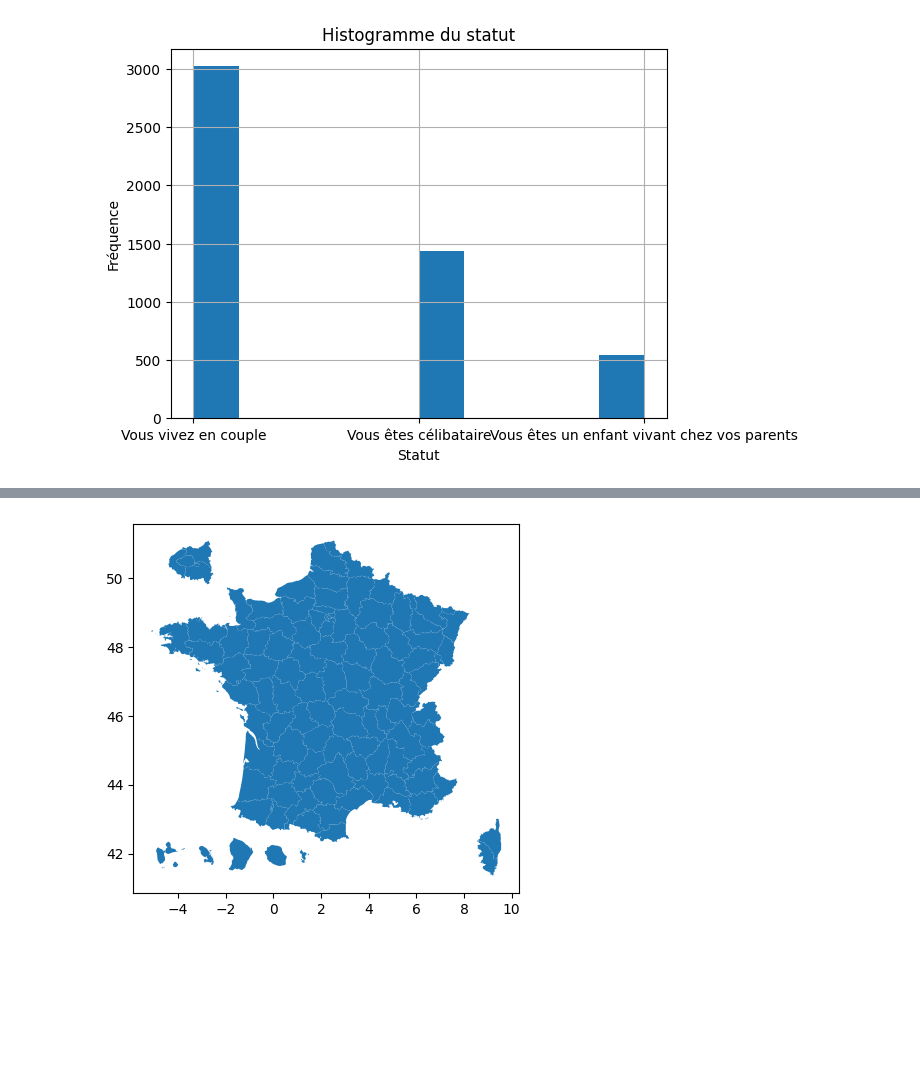
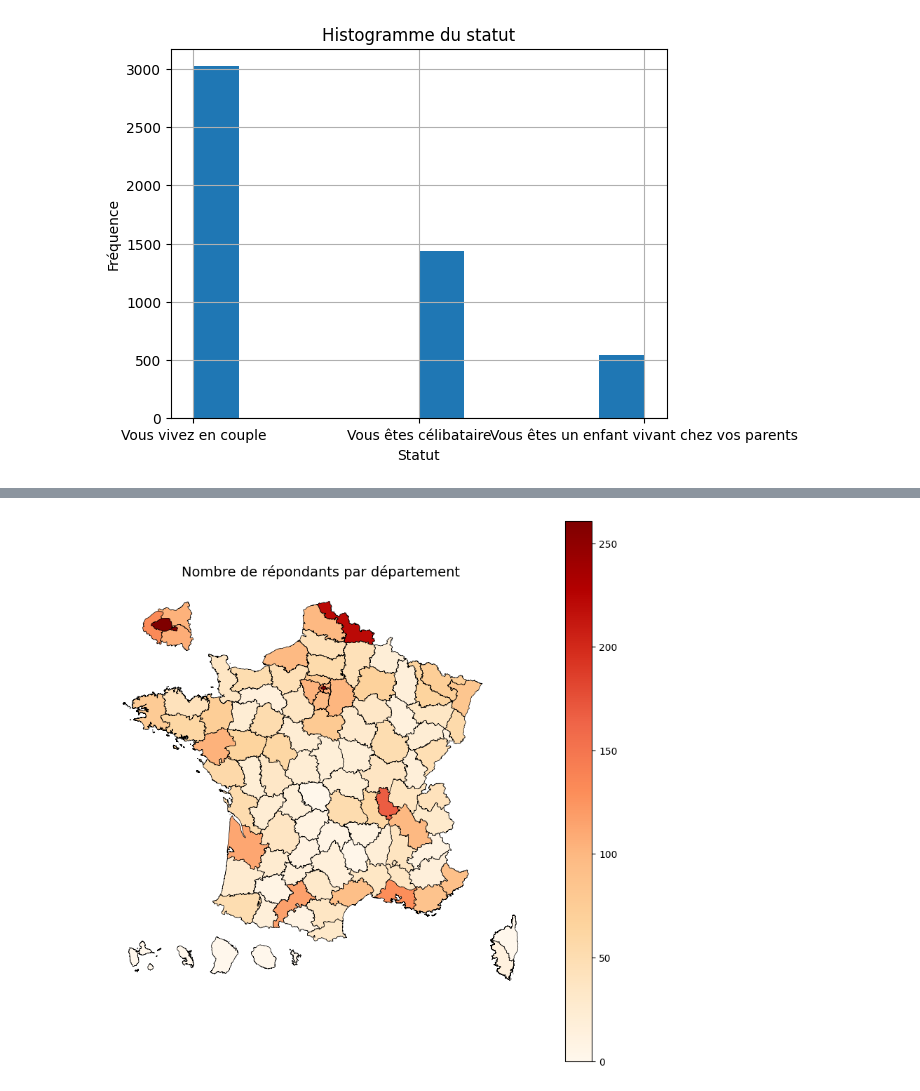
Before and after one commit to Roulinee/Projet_Python_pour_DS, a Jupyter notebook: scripts/notebook.ipynb, the cells around one changed output, grey strips where cells are left out. Saved outputs shown, nothing was run; the diff lists cells and outputs as text; code cells hidden in the pictures; blank space fills up the shorter version.

Commit message:
HEATMAP

```diff
--- a/scripts/notebook.ipynb
+++ b/scripts/notebook.ipynb
@@ -190,36 +188,70 @@ departements = carti_download(
     year=2022,
 )
 
-departements.plot()
-
 df["departement"].unique()[:20]
 
-departements = [
-    "AIN","AISNE","ALLIER","ALPESDEHAUTESPROVENCE","HAUTESALPES",
-    "ALPESMARITIMES","ARDECHE","ARDENNES","ARIEGE","AUBE","AUDE",
-    "AVEYRON","BOUCHESDURHONE","CALVADOS","CANTAL","CHARENTE",
-    "CHARENTEMARITIME","CHER","CORREZE","CORSES","COTEOR",
-    "COTEDARMOR","CREUSE","DORDOGNE","DOUBS","DROME","EURE",
-    "EUREETLOIRE","FINISTERE","GARD","HAUTEGARONNE","GERS",
-    "GIRONDE","HERAULT","ILLEETVILAINE","INDRE","INDREETLOIRE",
-    "ISERE","JURA","LANDES","LOIRTCHER","LOIRE","HAUTELOIRE",
-    "LOIREATLANTIQUE","LOIRET","LOT","LOTETGARONNE","LOZERE",
-    "MAINEETLOIRE","MANCHE","MARNE","HAUTEMARNE","MAYENNE",
-    "MEURTHEETMOSELLE","MEUSE","MORBIHAN","MOSELLE","NIEVRE",
-    "NORD","OISE","ORNE","PASDECALAIS","PUYDEDOME",
-    "PYRENNEESATLANTIQUES","HAUTESPYRENNEES","PYRENNEESORIENTALES",
-    "BASRHIN","HAUTRHIN","RHONE","HAUTESAONE","SAONEETLOIRE",
-    "SARTHE","SAVOIE","HAUTESAVOIE","PARIS","SEINEMARITIME",
-    "SEINEETMARNE","YVELINES","DEUXSEVRES","SOMME","TARN",
-    "TARNETGARONNE","VAR","VAUCLUSE","VENDEE","VIENNE",
-    "HAUTEVIENNE","VOSGES","YONNE","BELFORT","ESSONNE",
-    "HAUTSDESEINE","SEINESAINTDENIS","VALDEMARNE","VALDOISE"
-]
-
-departement_num = {
-    dep: i+1
-    for i, dep in enumerate(sorted(departements))
+departements_dict = {
+    "AIN": "01", "AISNE": "02", "ALLIER": "03", "ALPESDEHAUTESPROVENCE": "04",
+    "HAUTESALPES": "05", "ALPESMARITIMES": "06", "ARDECHE": "07", "ARDENNES": "08",
+    "ARIEGE": "09", "AUBE": "10", "AUDE": "11", "AVEYRON": "12", "BOUCHESDURHONE": "13",
+    "CALVADOS": "14", "CANTAL": "15", "CHARENTE": "16", "CHARENTEMARITIME": "17",
+    "CHER": "18", "CORREZE": "19", "CORSES": "2A", "COTEOR": "21", "COTEDARMOR": "22",
+    "CREUSE": "23", "DORDOGNE": "24", "DOUBS": "25", "DROME": "26", "EURE": "27",
+    "EUREETLOIRE": "28", "FINISTERE": "29", "GARD": "30", "HAUTEGARONNE": "31",
+    "GERS": "32", "GIRONDE": "33", "HERAULT": "34", "ILLEETVILAINE": "35",
+    "INDRE": "36", "INDREETLOIRE": "37", "ISERE": "38", "JURA": "39", "LANDES": "40",
+    "LOIRTCHER": "41", "LOIRE": "42", "HAUTELOIRE": "43", "LOIREATLANTIQUE": "44",
+    "LOIRET": "45", "LOT": "46", "LOTETGARONNE": "47", "LOZERE": "48", "MAINEETLOIRE": "49",
+    "MANCHE": "50", "MARNE": "51", "HAUTEMARNE": "52", "MAYENNE": "53", "MEURTHEETMOSELLE": "54",
+    "MEUSE": "55", "MORBIHAN": "56", "MOSELLE": "57", "NIEVRE": "58", "NORD": "59",
+    "OISE": "60", "ORNE": "61", "PASDECALAIS": "62", "PUYDEDOME": "63",
+    "PYRENNEESATLANTIQUES": "64", "HAUTESPYRENNEES": "65", "PYRENNEESORIENTALES": "66",
+    "BASRHIN": "67", "HAUTRHIN": "68", "RHONE": "69", "HAUTESAONE": "70",
+    "SAONEETLOIRE": "71", "SARTHE": "72", "SAVOIE": "73", "HAUTESAVOIE": "74",
+    "PARIS": "75", "SEINEMARITIME": "76", "SEINEETMARNE": "77", "YVELINES": "78",
+    "DEUXSEVRES": "79", "SOMME": "80", "TARN": "81", "TARNETGARONNE": "82",
+    "VAR": "83", "VAUCLUSE": "84", "VENDEE": "85", "VIENNE": "86", "HAUTEVIENNE": "87",
+    "VOSGES": "88", "YONNE": "89", "BELFORT": "90", "ESSONNE": "91",
+    "HAUTSDESEINE": "92", "SEINESAINTDENIS": "93", "VALDEMARNE": "94", "VALDOISE": "95"
 }
 
-df["dpt"] = df["departement"].map(departement_num)
+df["dpt"] = df["departement"].map(departements_dict)
+
+df[["departement", "dpt"]].head()
+
+count_dep = df["dpt"].value_counts().reset_index()
+count_dep.columns = ["INSEE_DEP", "nb_reponses"]
+
+import geopandas as gpd
+
+# Vérif CRS
+departements = departements.to_crs(epsg=4326)
+
+# Harmonisation de la clé
+departements["INSEE_DEP"] = departements["INSEE_DEP"].astype(str)
+
+departements_merged = departements.merge(
+    count_dep,
+    on="INSEE_DEP",
+    how="left"
+)
+
+departements_merged["nb_reponses"] = departements_merged["nb_reponses"].fillna(0)
+
+import matplotlib.pyplot as plt
+
+fig, ax = plt.subplots(figsize=(10, 10))
+
+departements_merged.plot(
+    column="nb_reponses",
+    cmap="OrRd",
+    legend=True,
+    linewidth=0.5,
+    edgecolor="black",
+    ax=ax
+)
+
+ax.set_title("Nombre de répondants par département", fontsize=14)
+ax.axis("off")
+plt.show()
 # %% [output]
@@ -231 +258 @@ array(['LOIRE', 'LOIREATLANTIQUE', 'HAUTESAONE', 'PYRENNEESATLANTIQUES',
-[figure, old version]
+[figure, new version]
```
Also changed, not shown: parts of 5 cells of this notebook.
